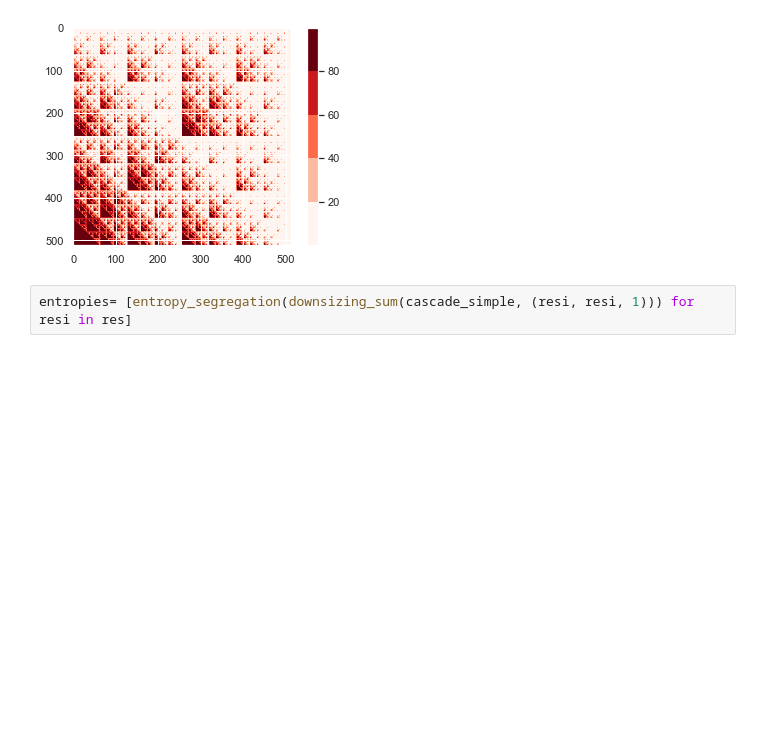
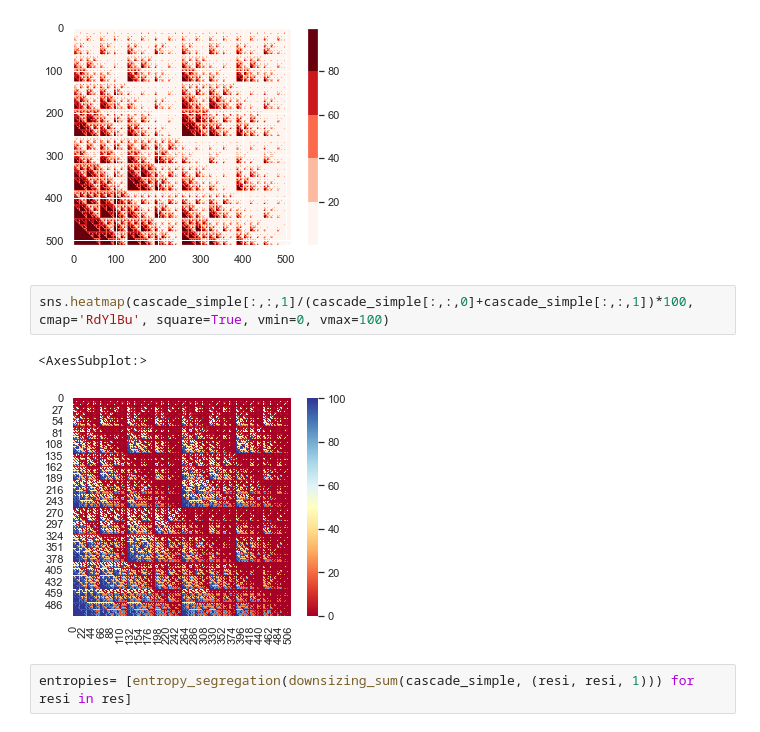
Before and after one commit to fsemecurbe/MMTMSS, a Jupyter notebook: Analysis.ipynb, the cells around one changed output. Cells and saved outputs as stored; diff of their text form; blank space fills up the shorter version.

```diff
--- a/Analysis.ipynb
+++ b/Analysis.ipynb
@@ -142,6 +142,11 @@ plt.colorbar()
 # %% [output]
 <matplotlib.colorbar.Colorbar at 0x...>
 [figure]
+# %%
+sns.heatmap(cascade_simple[:,:,1]/(cascade_simple[:,:,0]+cascade_simple[:,:,1])*100, cmap='RdYlBu', square=True, vmin=0, vmax=100)
+# %% [output]
+<AxesSubplot:>
+[figure, added]
 # %%
 entropies= [entropy_segregation(downsizing_sum(cascade_simple, (resi, resi, 1))) for resi in res]
 # %%
```
Also changed, not shown: parts of 5 cells of this notebook, 1 other file.
